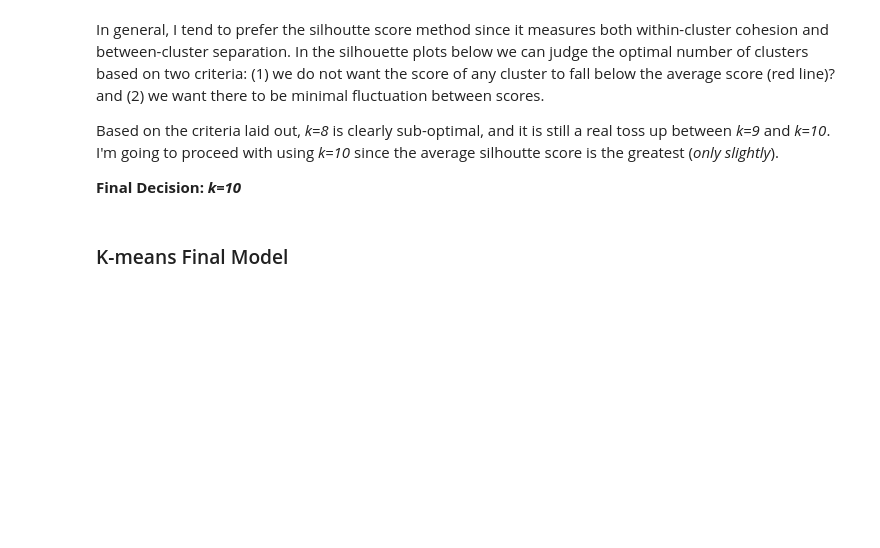
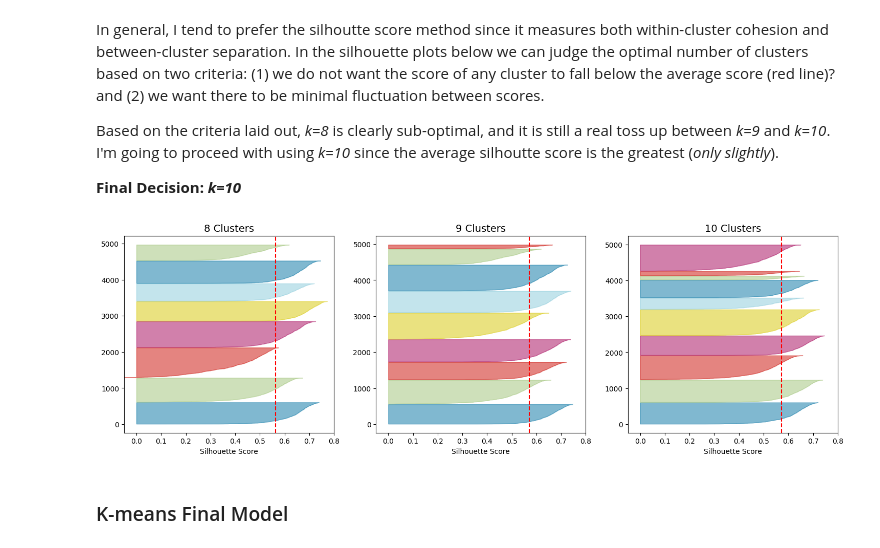
Before and after one commit to BrentonGraham/biomedical-ml-anschutz, a Jupyter notebook: 5. Clustering/Clustering.ipynb, the cells around one changed output. Saved outputs shown, nothing was run; the diff lists cells and outputs as text; code cells hidden in the pictures; blank space fills up the shorter version.

```diff
--- a/5. Clustering/Clustering.ipynb
+++ b/5. Clustering/Clustering.ipynb
@@ -138,18 +160,21 @@ Based on the criteria laid out, *k=8* is clearly sub-optimal, and it is still a
 # %%
 # Checking silhouette score plots for k=8, 9, 10
 plt.style.use('default')
 fig, ax = plt.subplots(1, 3, figsize=(18, 5))
 for i, k in enumerate([8, 9, 10]):
 
     # Fit k-means
     kmeans_clusterer = KMeans(n_clusters=k, random_state=1)
     kmeans = kmeans_clusterer.fit(X_reduced)
 
     # Visualize
     visualizer = SilhouetteVisualizer(kmeans, colors='yellowbrick', ax=ax[i])
     visualizer.fit(X_reduced)
-    ax[i].set_title(f'{k} Clusters')
+    ax[i].set_xlim(-0.05, 0.8)
+    ax[i].set_title(f'{k} Clusters', size=14)
     ax[i].set_xlabel(f'Silhouette Score')
+# %% [output]
+[figure, added]
 # %% [markdown]
 ### K-means Final Model
 # %%
```
Also changed, not shown: parts of 38 cells of this notebook.
